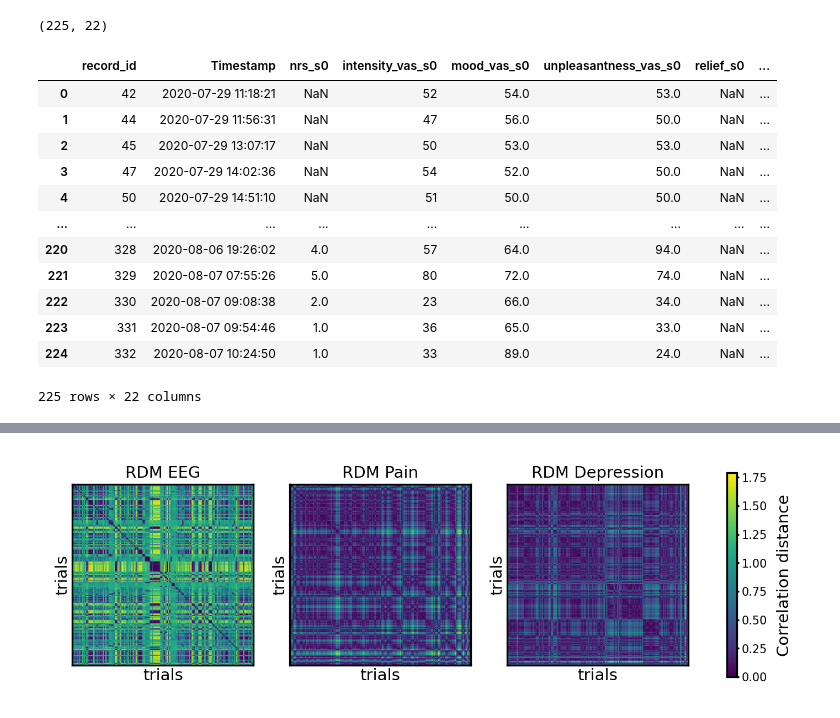
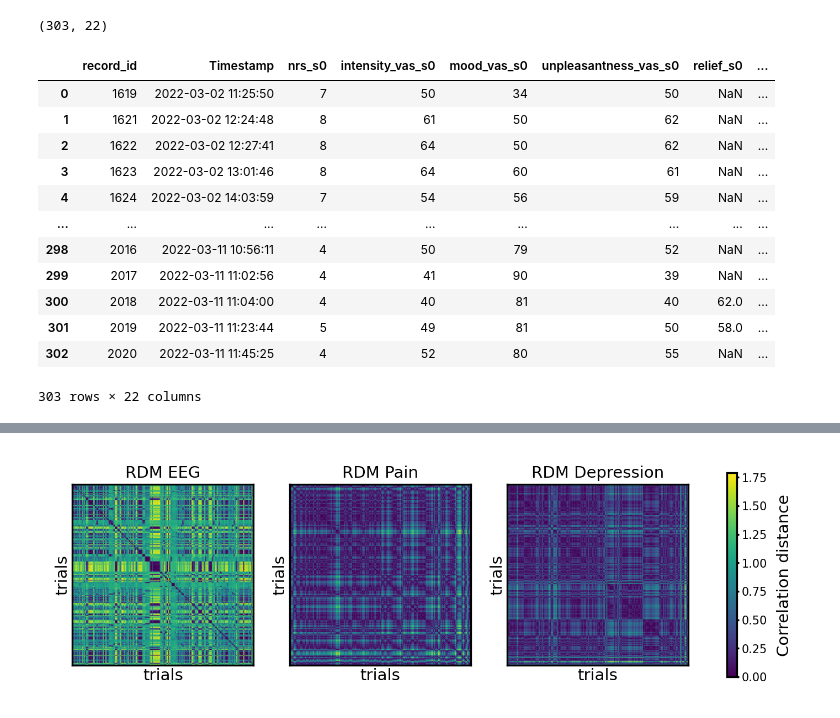
Before and after one commit to anushaballawala/chronicpain_stage0, a Jupyter notebook: multivariate_mood_BM_hazel.ipynb, the cells around one changed output, grey strips where cells are left out. Drawn from its saved outputs; the diff is of its cells as text; code cells hidden in the pictures.

```diff
--- a/multivariate_mood_BM_hazel.ipynb
+++ b/multivariate_mood_BM_hazel.ipynb
@@ -117,24 +149,24 @@ freqs x channels x trials: (48, 148, 118)
 # %%
-file = f"/userdata/rvatsyayan/AnushaData/Pain_Scores_{ptID}.xlsx"
+file = f"/home/rvatsyayan/AnushaData/Pain_Scores_{ptID}.xlsx"
 raw_surveys = pd.read_excel(file)
 print(raw_surveys.shape) # e.g.  (225, 22)
 n_trials = raw_surveys.shape[0]
 raw_surveys
 # %% [output]
-(225, 22)
+(303, 22)
 |  | record_id | Timestamp | nrs_s0 | intensity_vas_s0 | mood_vas_s0 | unpleasantness_vas_s0 | relief_s0 | ... |
-| 0 | 42 | 2020-07-29 11:18:21 | NaN | 52 | 54.0 | 53.0 | NaN | ... |
-| 1 | 44 | 2020-07-29 11:56:31 | NaN | 47 | 56.0 | 50.0 | NaN | ... |
-| 2 | 45 | 2020-07-29 13:07:17 | NaN | 50 | 53.0 | 53.0 | NaN | ... |
-| 3 | 47 | 2020-07-29 14:02:36 | NaN | 54 | 52.0 | 50.0 | NaN | ... |
-| 4 | 50 | 2020-07-29 14:51:10 | NaN | 51 | 50.0 | 50.0 | NaN | ... |
+| 0 | 1619 | 2022-03-02 11:25:50 | 7 | 50 | 34 | 50 | NaN | ... |
+| 1 | 1621 | 2022-03-02 12:24:48 | 8 | 61 | 50 | 62 | NaN | ... |
+| 2 | 1622 | 2022-03-02 12:27:41 | 8 | 64 | 50 | 62 | NaN | ... |
+| 3 | 1623 | 2022-03-02 13:01:46 | 8 | 64 | 60 | 61 | NaN | ... |
+| 4 | 1624 | 2022-03-02 14:03:59 | 7 | 54 | 56 | 59 | NaN | ... |
 | ... | ... | ... | ... | ... | ... | ... | ... | ... |
-| 220 | 328 | 2020-08-06 19:26:02 | 4.0 | 57 | 64.0 | 94.0 | NaN | ... |
-| 221 | 329 | 2020-08-07 07:55:26 | 5.0 | 80 | 72.0 | 74.0 | NaN | ... |
-| 222 | 330 | 2020-08-07 09:08:38 | 2.0 | 23 | 66.0 | 34.0 | NaN | ... |
-| 223 | 331 | 2020-08-07 09:54:46 | 1.0 | 36 | 65.0 | 33.0 | NaN | ... |
-| 224 | 332 | 2020-08-07 10:24:50 | 1.0 | 33 | 89.0 | 24.0 | NaN | ... |
+| 298 | 2016 | 2022-03-11 10:56:11 | 4 | 50 | 79 | 52 | NaN | ... |
+| 299 | 2017 | 2022-03-11 11:02:56 | 4 | 41 | 90 | 39 | NaN | ... |
+| 300 | 2018 | 2022-03-11 11:04:00 | 4 | 40 | 81 | 40 | 62.0 | ... |
+| 301 | 2019 | 2022-03-11 11:23:44 | 5 | 49 | 81 | 50 | 58.0 | ... |
+| 302 | 2020 | 2022-03-11 11:45:25 | 4 | 52 | 80 | 55 | NaN | ... |
-225 rows × 22 columns
+303 rows × 22 columns
 # %%
 # clean up data
 
```
Also changed, not shown: parts of 26 cells of this notebook, 3 other files.
